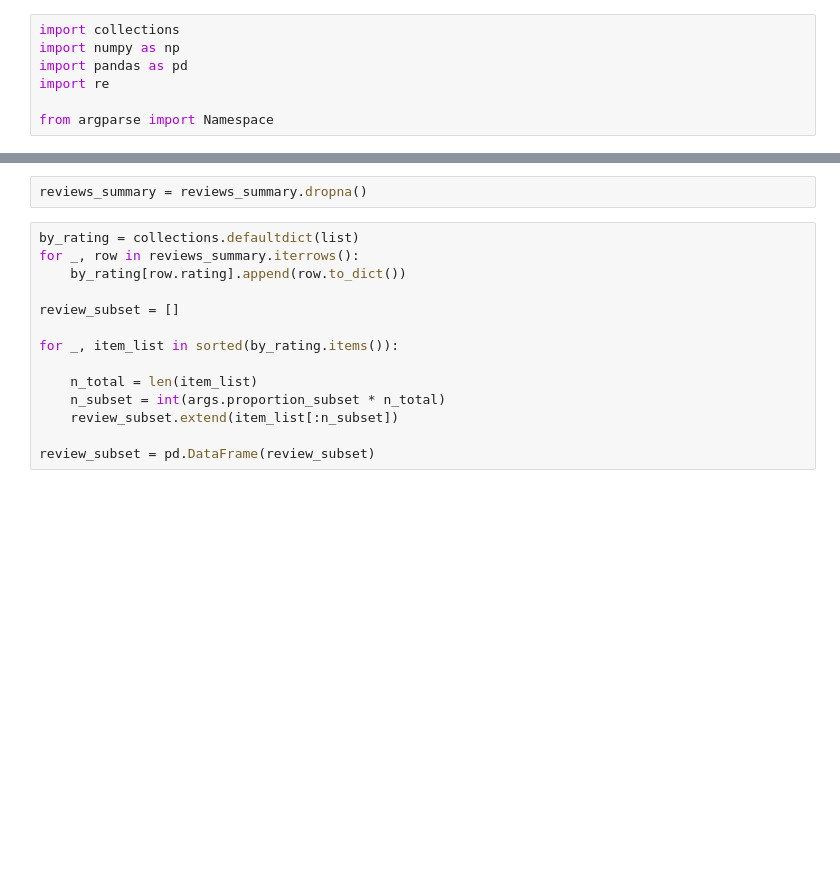
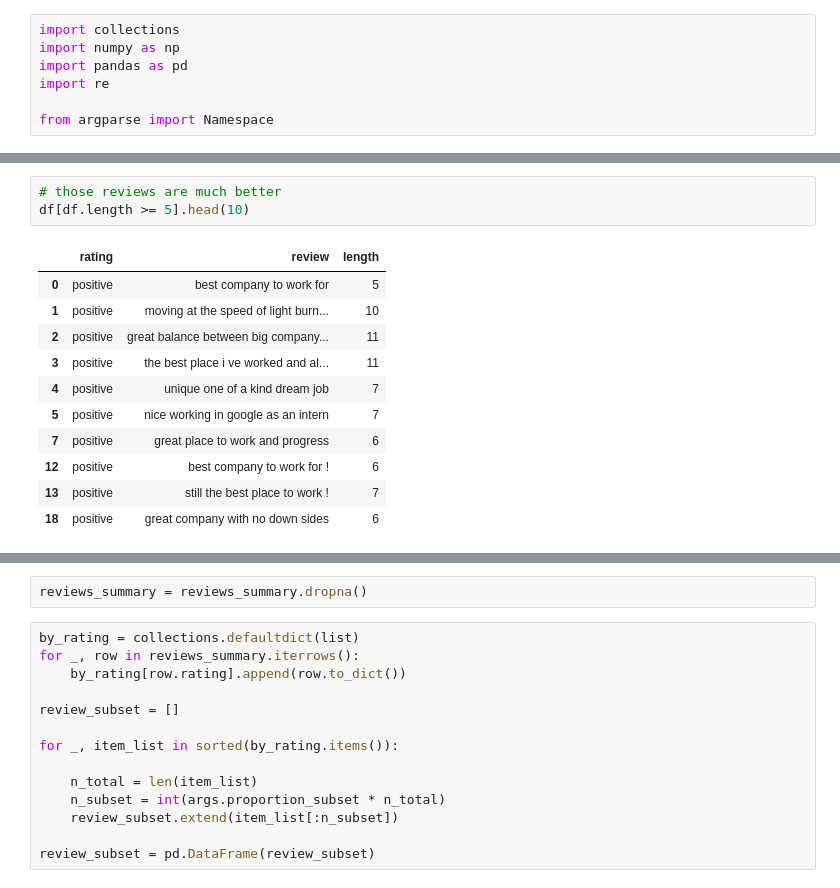
Before and after one commit to ilyarudyak/cs230_project, a Jupyter notebook: company_ratings/data_prep/data_prep.ipynb, the cells around one changed output, grey strips where cells are left out. Drawn from its saved outputs; the diff is of its cells as text; blank space fills up the shorter version.

```diff
--- a/company_ratings/data_prep/data_prep.ipynb
+++ b/company_ratings/data_prep/data_prep.ipynb
@@ -22,0 +190,15 @@ args = Namespace(
+# %%
+# those reviews are much better
+df[df.length >= 5].head(10)
+# %% [output]
+|  | rating | review | length |
+| 0 | positive | best company to work for | 5 |
+| 1 | positive | moving at the speed of light burn... | 10 |
+| 2 | positive | great balance between big company... | 11 |
+| 3 | positive | the best place i ve worked and al... | 11 |
+| 4 | positive | unique one of a kind dream job | 7 |
+| 5 | positive | nice working in google as an intern | 7 |
+| 7 | positive | great place to work and progress | 6 |
+| 12 | positive | best company to work for ! | 6 |
+| 13 | positive | still the best place to work ! | 7 |
+| 18 | positive | great company with no down sides | 6 |
```
Also changed, not shown: parts of 36 cells of this notebook, 3 other files.
